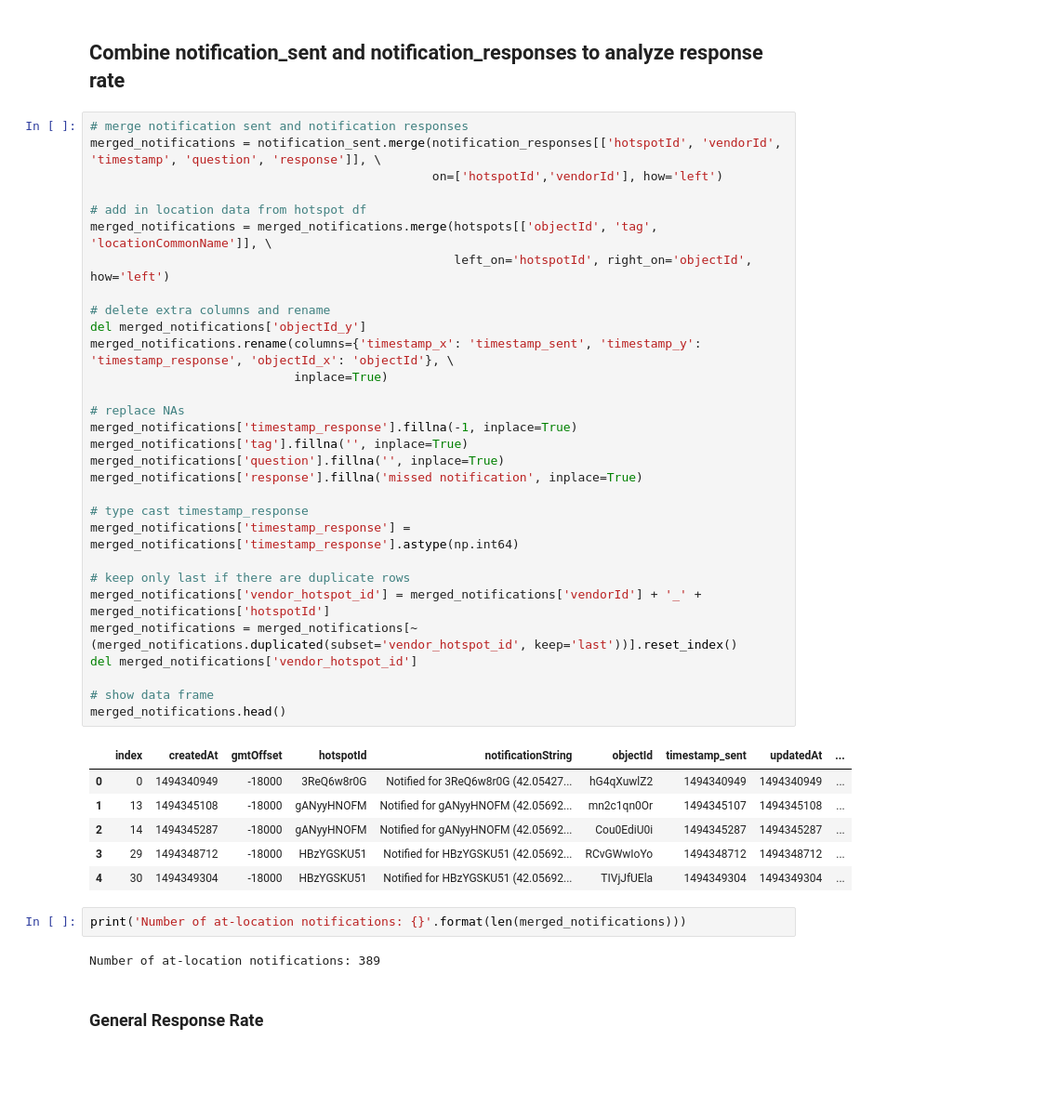
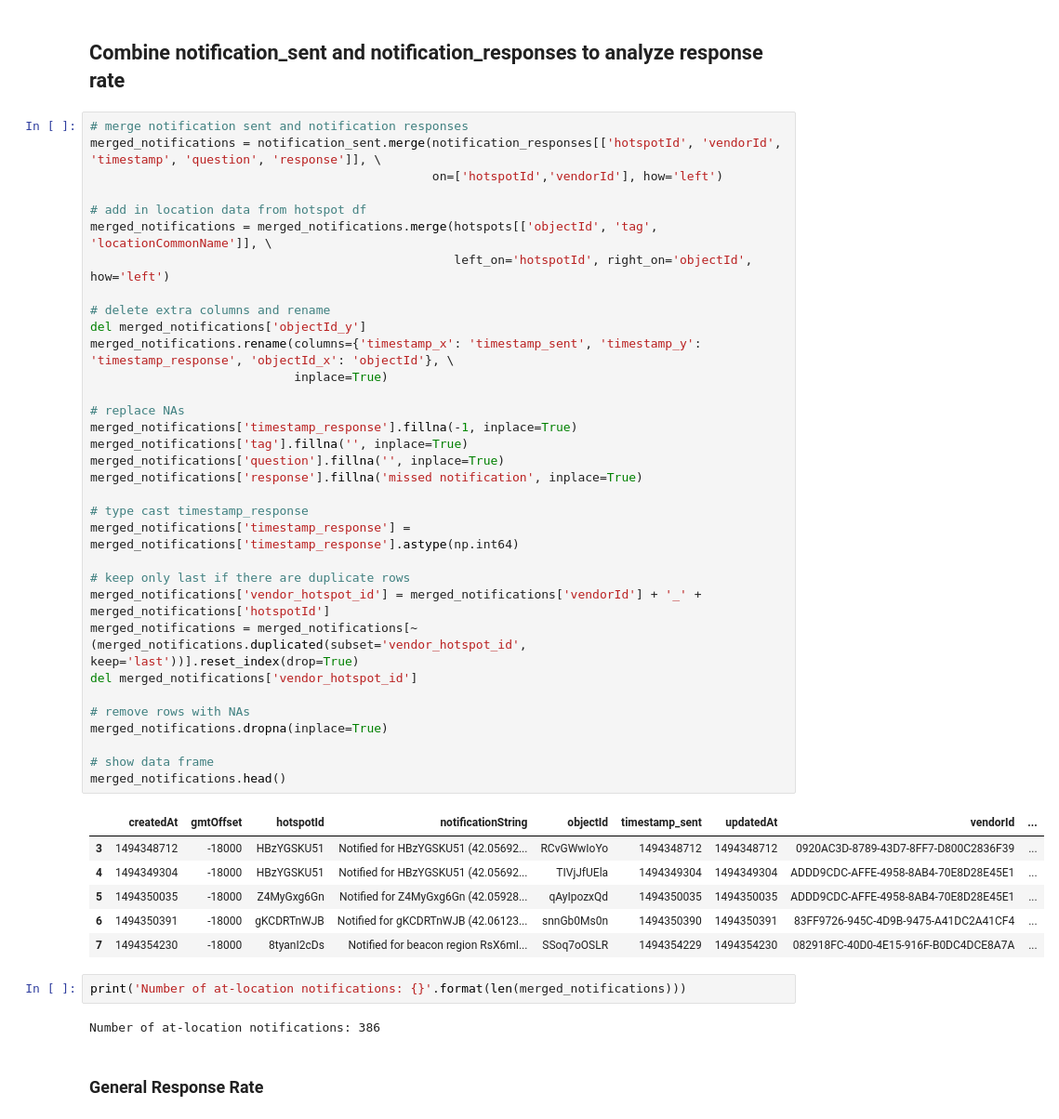
Before and after one commit to NUDelta/les-study-analysis, a Jupyter notebook: explore-study-analysis.ipynb, the cells around one changed output. Shown at 93% size. Cells and saved outputs as stored; diff of their text form; blank space fills up the shorter version.

Commit message:
oops, shouldnt be using reset index

```diff
--- a/explore-study-analysis.ipynb
+++ b/explore-study-analysis.ipynb
@@ -107,44 +107,47 @@ del notification_sent['notificationLevel']
 # %%
 # merge notification sent and notification responses
 merged_notifications = notification_sent.merge(notification_responses[['hotspotId', 'vendorId', 'timestamp', 'question', 'response']], \
                                                on=['hotspotId','vendorId'], how='left')
 
 # add in location data from hotspot df
 merged_notifications = merged_notifications.merge(hotspots[['objectId', 'tag', 'locationCommonName']], \
                                                   left_on='hotspotId', right_on='objectId', how='left')
 
 # delete extra columns and rename
 del merged_notifications['objectId_y']
 merged_notifications.rename(columns={'timestamp_x': 'timestamp_sent', 'timestamp_y': 'timestamp_response', 'objectId_x': 'objectId'}, \
                             inplace=True)
 
 # replace NAs
 merged_notifications['timestamp_response'].fillna(-1, inplace=True)
 merged_notifications['tag'].fillna('', inplace=True)
 merged_notifications['question'].fillna('', inplace=True)
 merged_notifications['response'].fillna('missed notification', inplace=True)
 
 # type cast timestamp_response
 merged_notifications['timestamp_response'] = merged_notifications['timestamp_response'].astype(np.int64)
 
 # keep only last if there are duplicate rows
 merged_notifications['vendor_hotspot_id'] = merged_notifications['vendorId'] + '_' + merged_notifications['hotspotId']
-merged_notifications = merged_notifications[~(merged_notifications.duplicated(subset='vendor_hotspot_id', keep='last'))].reset_index()
+merged_notifications = merged_notifications[~(merged_notifications.duplicated(subset='vendor_hotspot_id', keep='last'))].reset_index(drop=True)
 del merged_notifications['vendor_hotspot_id']
+
+# remove rows with NAs
+merged_notifications.dropna(inplace=True)
 
 # show data frame
 merged_notifications.head()
 # %% [output]
-|  | index | createdAt | gmtOffset | hotspotId | notificationString | objectId | timestamp_sent | updatedAt | ... |
-| 0 | 0 | 1494340949 | -18000 | 3ReQ6w8r0G | Notified for 3ReQ6w8r0G (42.05427... | hG4qXuwlZ2 | 1494340949 | 1494340949 | ... |
-| 1 | 13 | 1494345108 | -18000 | gANyyHNOFM | Notified for gANyyHNOFM (42.05692... | mn2c1qn0Or | 1494345107 | 1494345108 | ... |
-| 2 | 14 | 1494345287 | -18000 | gANyyHNOFM | Notified for gANyyHNOFM (42.05692... | Cou0EdiU0i | 1494345287 | 1494345287 | ... |
-| 3 | 29 | 1494348712 | -18000 | HBzYGSKU51 | Notified for HBzYGSKU51 (42.05692... | RCvGWwIoYo | 1494348712 | 1494348712 | ... |
-| 4 | 30 | 1494349304 | -18000 | HBzYGSKU51 | Notified for HBzYGSKU51 (42.05692... | TIVjJfUEla | 1494349304 | 1494349304 | ... |
+|  | createdAt | gmtOffset | hotspotId | notificationString | objectId | timestamp_sent | updatedAt | vendorId | ... |
+| 3 | 1494348712 | -18000 | HBzYGSKU51 | Notified for HBzYGSKU51 (42.05692... | RCvGWwIoYo | 1494348712 | 1494348712 | 0920AC3D-8789-43D7-8FF7-D800C2836F39 | ... |
+| 4 | 1494349304 | -18000 | HBzYGSKU51 | Notified for HBzYGSKU51 (42.05692... | TIVjJfUEla | 1494349304 | 1494349304 | ADDD9CDC-AFFE-4958-8AB4-70E8D28E45E1 | ... |
+| 5 | 1494350035 | -18000 | Z4MyGxg6Gn | Notified for Z4MyGxg6Gn (42.05928... | qAyIpozxQd | 1494350035 | 1494350035 | ADDD9CDC-AFFE-4958-8AB4-70E8D28E45E1 | ... |
+| 6 | 1494350391 | -18000 | gKCDRTnWJB | Notified for gKCDRTnWJB (42.06123... | snnGb0Ms0n | 1494350390 | 1494350391 | 83FF9726-945C-4D9B-9475-A41DC2A41CF4 | ... |
+| 7 | 1494354230 | -18000 | 8tyanI2cDs | Notified for beacon region RsX6mI... | SSoq7oOSLR | 1494354229 | 1494354230 | 082918FC-40D0-4E15-916F-B0DC4DCE8A7A | ... |
 # %%
 print('Number of at-location notifications: {}'.format(len(merged_notifications)))
 # %% [output]
-Number of at-location notifications: 389
+Number of at-location notifications: 386
 # %% [markdown]
 ### General Response Rate
 # %%
```
Also changed, not shown: parts of 4 cells of this notebook.
